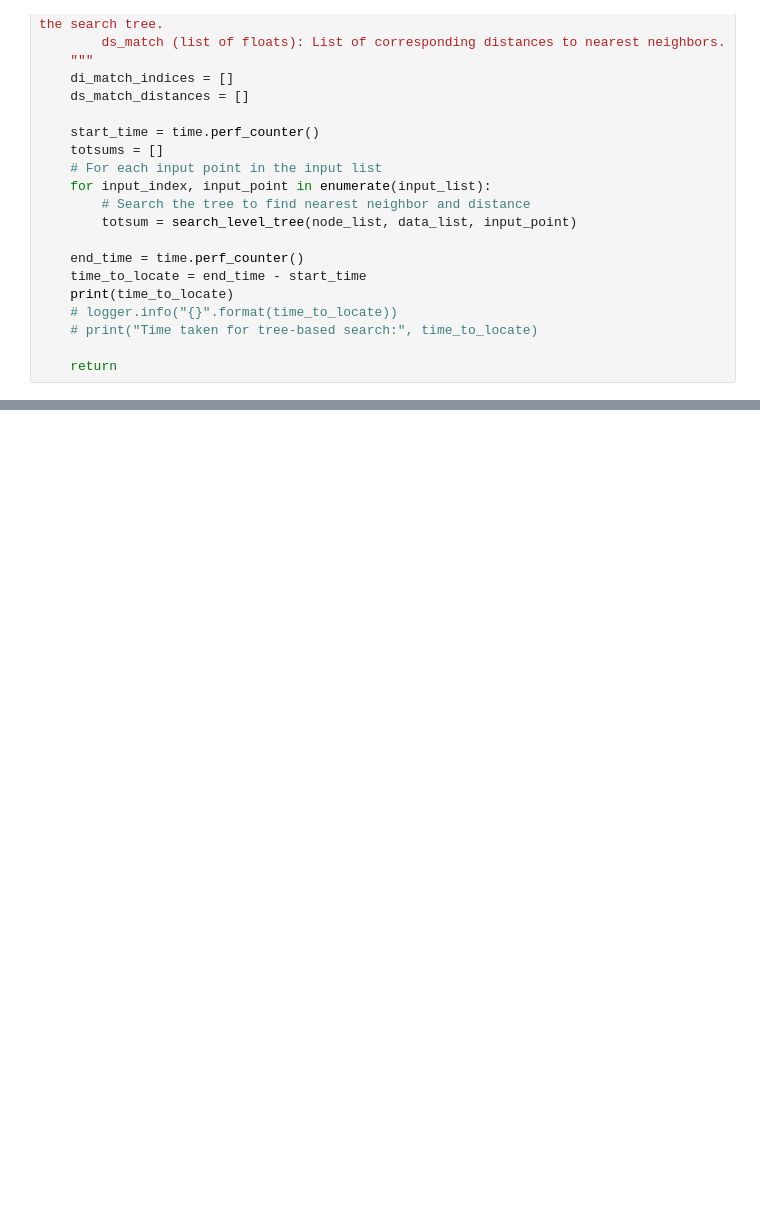
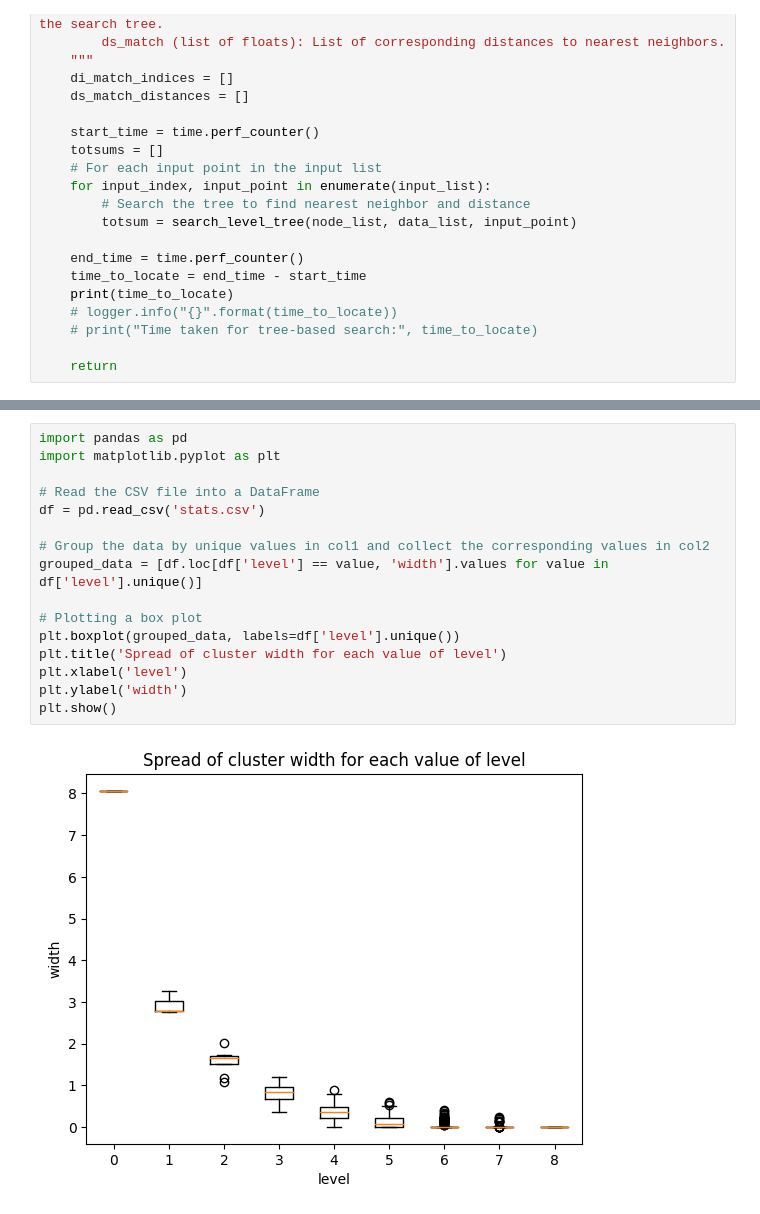
Before and after one commit to DoYouEvenStackSmash/data-analysis, a Jupyter notebook: src/tree-likelihood/python/lts.ipynb, the cells around one changed output, grey strips where cells are left out. Saved outputs shown, nothing was run; the diff lists cells and outputs as text; blank space fills up the shorter version.

Commit message:
added cluster radius and postprocessing

```diff
--- a/src/tree-likelihood/python/lts.ipynb
+++ b/src/tree-likelihood/python/lts.ipynb
@@ -51,0 +103,18 @@ def search_level_tree_associations(node_list, data_list, input_list):
+# %%
+import pandas as pd
+import matplotlib.pyplot as plt
+
+# Read the CSV file into a DataFrame
+df = pd.read_csv('stats.csv')
+
+# Group the data by unique values in col1 and collect the corresponding values in col2
+grouped_data = [df.loc[df['level'] == value, 'width'].values for value in df['level'].unique()]
+
+# Plotting a box plot
+plt.boxplot(grouped_data, labels=df['level'].unique())
+plt.title('Spread of cluster width for each value of level')
+plt.xlabel('level')
+plt.ylabel('width')
+plt.show()
+# %% [output]
+[figure, added]
```
Also changed, not shown: parts of 4 cells of this notebook, 6 other files.
